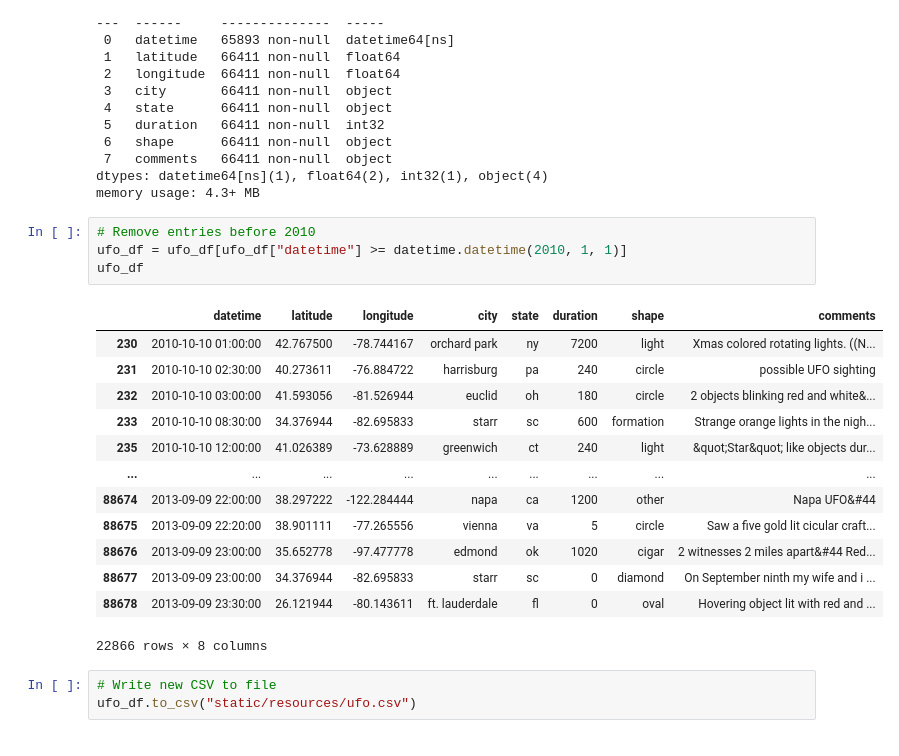
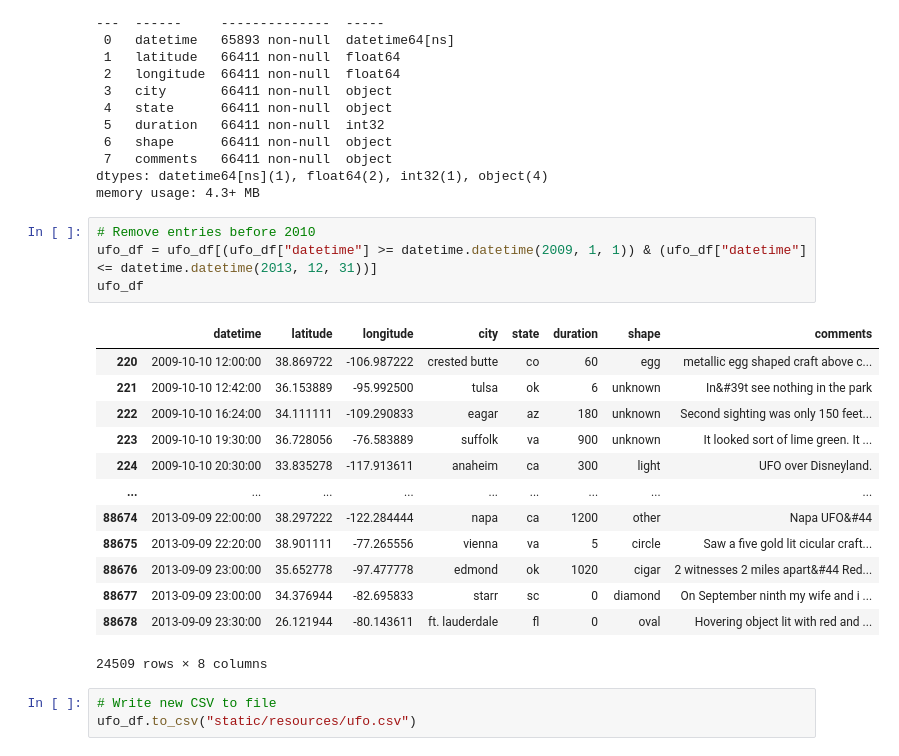
Before and after one commit to mdg1317/BootCamp_Project3, a Jupyter notebook: etl.ipynb, the cells around one changed output. Drawn from its saved outputs; the diff is of its cells as text.

```diff
--- a/etl.ipynb
+++ b/etl.ipynb
@@ -108,22 +108,22 @@ dtypes: datetime64[ns](1), float64(2), int32(1), object(4)
 memory usage: 4.3+ MB
 # %%
 # Remove entries before 2010
-ufo_df = ufo_df[ufo_df["datetime"] >= datetime.datetime(2010, 1, 1)]
+ufo_df = ufo_df[(ufo_df["datetime"] >= datetime.datetime(2009, 1, 1)) & (ufo_df["datetime"] <= datetime.datetime(2013, 12, 31))]
 ufo_df
 # %% [output]
 |  | datetime | latitude | longitude | city | state | duration | shape | comments |
-| 230 | 2010-10-10 01:00:00 | 42.767500 | -78.744167 | orchard park | ny | 7200 | light | Xmas colored rotating lights. ((N... |
-| 231 | 2010-10-10 02:30:00 | 40.273611 | -76.884722 | harrisburg | pa | 240 | circle | possible UFO sighting |
-| 232 | 2010-10-10 03:00:00 | 41.593056 | -81.526944 | euclid | oh | 180 | circle | 2 objects blinking red and white&... |
-| 233 | 2010-10-10 08:30:00 | 34.376944 | -82.695833 | starr | sc | 600 | formation | Strange orange lights in the nigh... |
-| 235 | 2010-10-10 12:00:00 | 41.026389 | -73.628889 | greenwich | ct | 240 | light | &quot;Star&quot; like objects dur... |
+| 220 | 2009-10-10 12:00:00 | 38.869722 | -106.987222 | crested butte | co | 60 | egg | metallic egg shaped craft above c... |
+| 221 | 2009-10-10 12:42:00 | 36.153889 | -95.992500 | tulsa | ok | 6 | unknown | In&#39t see nothing in the park |
+| 222 | 2009-10-10 16:24:00 | 34.111111 | -109.290833 | eagar | az | 180 | unknown | Second sighting was only 150 feet... |
+| 223 | 2009-10-10 19:30:00 | 36.728056 | -76.583889 | suffolk | va | 900 | unknown | It looked sort of lime green. It ... |
+| 224 | 2009-10-10 20:30:00 | 33.835278 | -117.913611 | anaheim | ca | 300 | light | UFO over Disneyland. |
 | ... | ... | ... | ... | ... | ... | ... | ... | ... |
 | 88674 | 2013-09-09 22:00:00 | 38.297222 | -122.284444 | napa | ca | 1200 | other | Napa UFO&#44 |
 | 88675 | 2013-09-09 22:20:00 | 38.901111 | -77.265556 | vienna | va | 5 | circle | Saw a five gold lit cicular craft... |
 | 88676 | 2013-09-09 23:00:00 | 35.652778 | -97.477778 | edmond | ok | 1020 | cigar | 2 witnesses 2 miles apart&#44 Red... |
 | 88677 | 2013-09-09 23:00:00 | 34.376944 | -82.695833 | starr | sc | 0 | diamond | On September ninth my wife and i ... |
 | 88678 | 2013-09-09 23:30:00 | 26.121944 | -80.143611 | ft. lauderdale | fl | 0 | oval | Hovering object lit with red and ... |
-22866 rows × 8 columns
+24509 rows × 8 columns
 # %%
 # Write new CSV to file
 ufo_df.to_csv("static/resources/ufo.csv")
```
Also changed, not shown: 2 other files.
